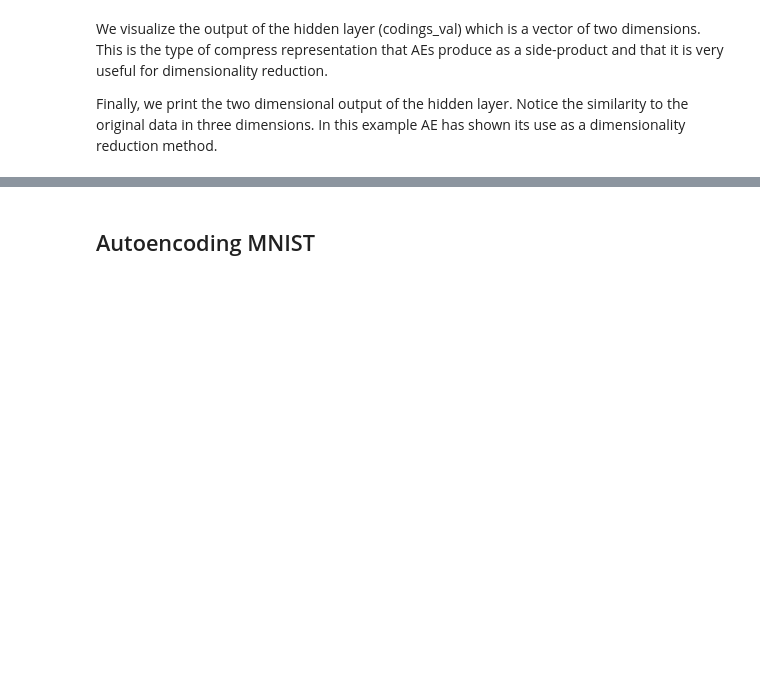
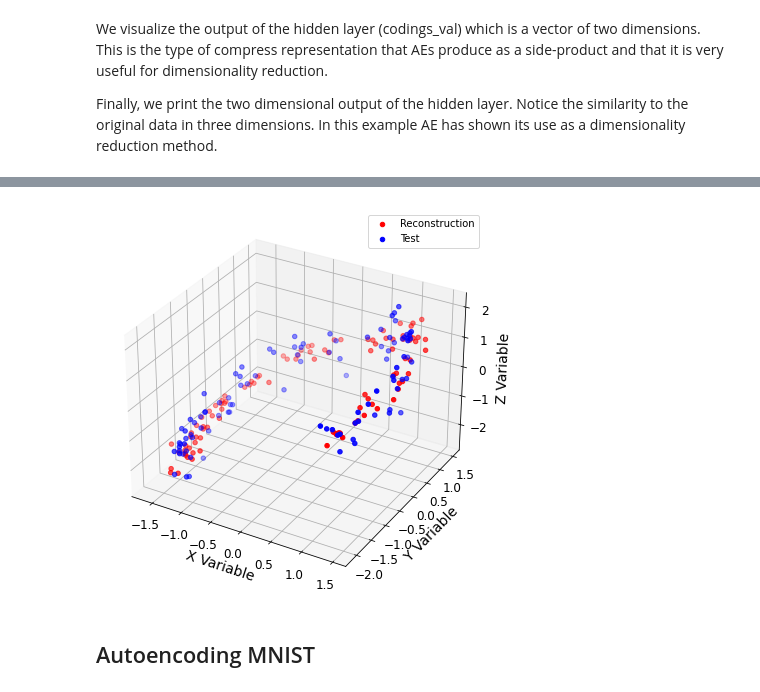
Before and after one commit to juletx/MLNN-labs, a Jupyter notebook: Lab 12/Lab12_Autoencoder_Generative_Modeling.ipynb, the cells around one changed output, grey strips where cells are left out. Cells and saved outputs as stored; diff of their text form; code cells hidden in the pictures; blank space fills up the shorter version.

```diff
--- a/Lab 12/Lab12_Autoencoder_Generative_Modeling.ipynb
+++ b/Lab 12/Lab12_Autoencoder_Generative_Modeling.ipynb
@@ -212,18 +230,20 @@ plt.show()
 # %%
 fig = plt.figure(figsize=(15,7))
 ax = fig.add_subplot(111, projection='3d')
 
 # We visualize the reconstruction as red points.
-ax.scatter(reconstruction[:,0], reconstruction[:,1], reconstruction[:,2], c='r', marker='o', label="Train")
+ax.scatter(reconstruction[:,0], reconstruction[:,1], reconstruction[:,2], c='r', marker='o', label="Reconstruction")
 
 # Test data is shown as blue points.
 ax.scatter(X_test[:,0], X_test[:,1], X_test[:,2], c='b', marker='o', label="Test")
 
 ax.set_xlabel('X Variable')
 ax.set_ylabel('Y Variable')
 ax.set_zlabel('Z Variable')
 plt.legend()
 plt.show()
+# %% [output]
+[figure, added]
 # %% [markdown]
 ## Autoencoding MNIST
 # %% [markdown]
```
Also changed, not shown: parts of 20 cells of this notebook, 19 other files.
